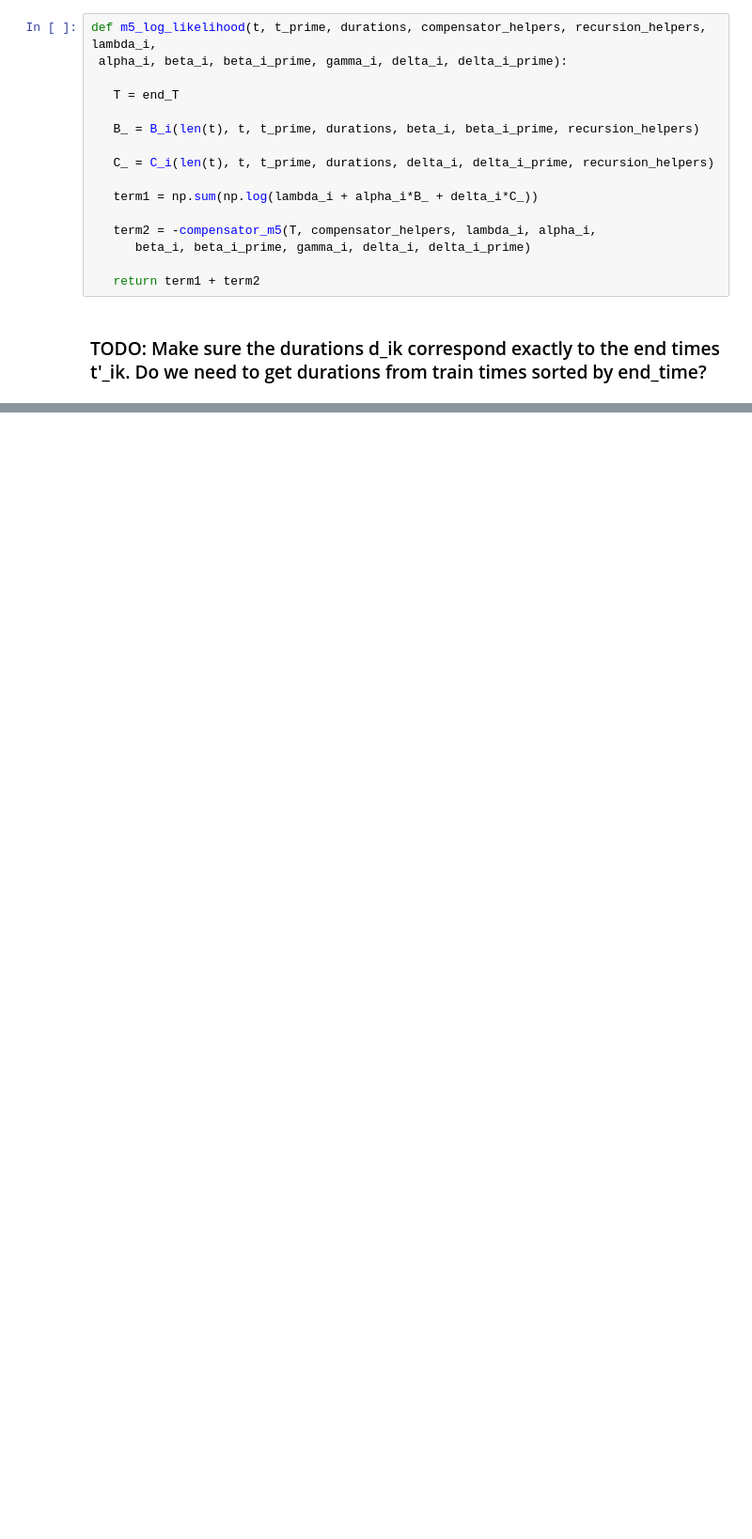
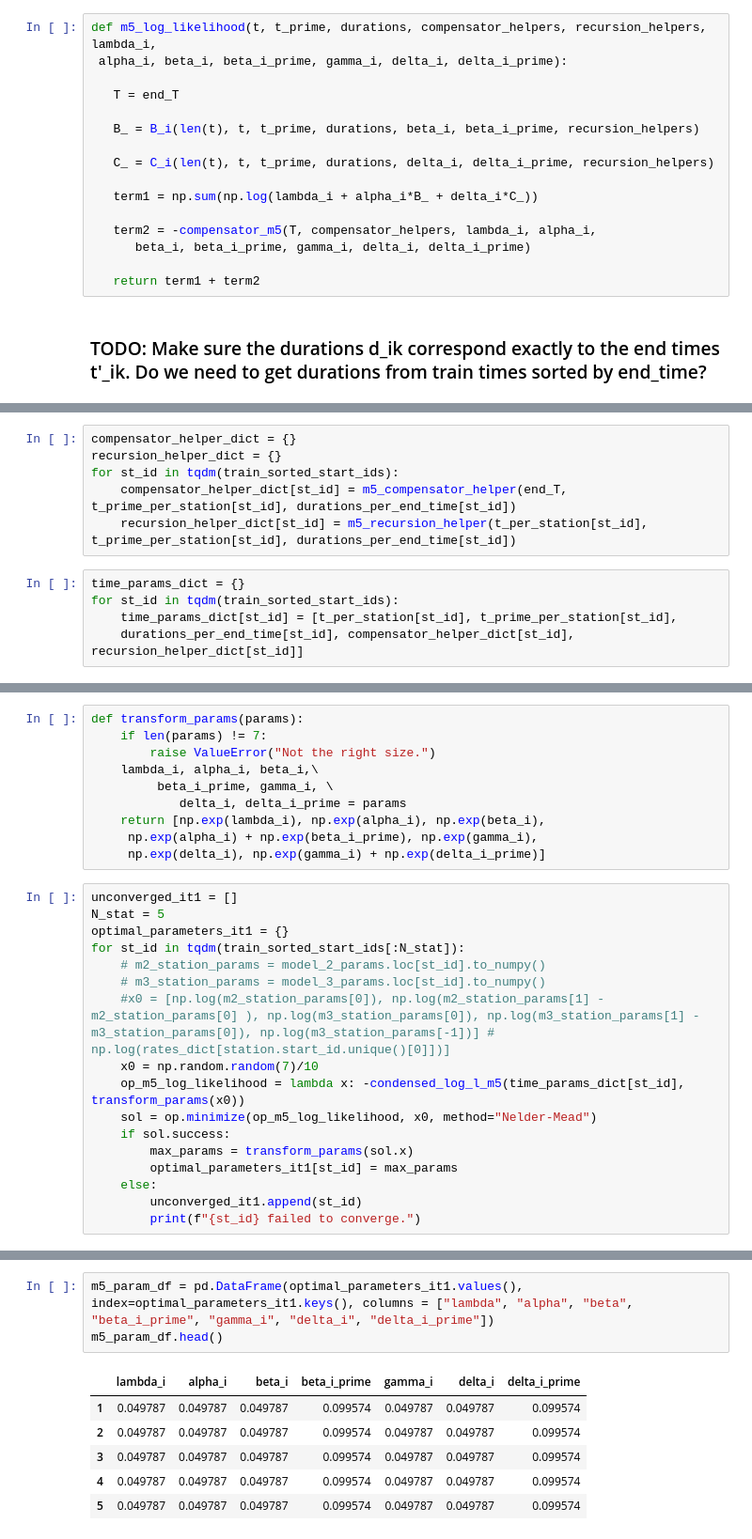
Before and after one commit to carlosaccp/Santander-SE-ME, a Jupyter notebook: code/fit_m5_final.ipynb, the cells around one changed output, grey strips where cells are left out. Shown: that part at 94% size. Cells and saved outputs as stored; diff of their text form; blank space fills up the shorter version.

```diff
--- a/code/fit_m5_final.ipynb
+++ b/code/fit_m5_final.ipynb
@@ -161,0 +170,11 @@ print(m5_log_likelihood(t, t_prime, durations,
+# %%
+compensator_helper_dict = {}
+recursion_helper_dict = {}
+for st_id in tqdm(train_sorted_start_ids):
+    compensator_helper_dict[st_id] = m5_compensator_helper(end_T, t_prime_per_station[st_id], durations_per_end_time[st_id])
+    recursion_helper_dict[st_id] = m5_recursion_helper(t_per_station[st_id], t_prime_per_station[st_id], durations_per_end_time[st_id])
+# %%
+time_params_dict = {}
+for st_id in tqdm(train_sorted_start_ids):
+    time_params_dict[st_id] = [t_per_station[st_id], t_prime_per_station[st_id],
+    durations_per_end_time[st_id], compensator_helper_dict[st_id], recursion_helper_dict[st_id]]
@@ -161,0 +185,27 @@ print(m5_log_likelihood(t, t_prime, durations,
+# %%
+def transform_params(params):
+    if len(params) != 7:
+        raise ValueError("Not the right size.")
+    lambda_i, alpha_i, beta_i,\
+         beta_i_prime, gamma_i, \
+            delta_i, delta_i_prime = params
+    return [np.exp(lambda_i), np.exp(alpha_i), np.exp(beta_i),
+     np.exp(alpha_i) + np.exp(beta_i_prime), np.exp(gamma_i),
+     np.exp(delta_i), np.exp(gamma_i) + np.exp(delta_i_prime)]
+# %%
+unconverged_it1 = []
+N_stat = 5
+optimal_parameters_it1 = {}
+for st_id in tqdm(train_sorted_start_ids[:N_stat]):
+    # m2_station_params = model_2_params.loc[st_id].to_numpy()
+    # m3_station_params = model_3_params.loc[st_id].to_numpy()
+    #x0 = [np.log(m2_station_params[0]), np.log(m2_station_params[1] -m2_station_params[0] ), np.log(m3_station_params[0]), np.log(m3_station_params[1] - m3_station_params[0]), np.log(m3_station_params[-1])] # np.log(rates_dict[station.start_id.unique()[0]])]
+    x0 = np.random.random(7)/10
+    op_m5_log_likelihood = lambda x: -condensed_log_l_m5(time_params_dict[st_id], transform_params(x0))
+    sol = op.minimize(op_m5_log_likelihood, x0, method="Nelder-Mead")
+    if sol.success:
+        max_params = transform_params(sol.x)
+        optimal_parameters_it1[st_id] = max_params
+    else:
+        unconverged_it1.append(st_id)
+        print(f"{st_id} failed to converge.")
@@ -161,0 +232,10 @@ print(m5_log_likelihood(t, t_prime, durations,
+# %%
+m5_param_df = pd.DataFrame(optimal_parameters_it1.values(), index=optimal_parameters_it1.keys(), columns = ["lambda", "alpha", "beta", "beta_i_prime", "gamma_i", "delta_i", "delta_i_prime"])
+m5_param_df.head()
+# %% [output]
+|  | lambda_i | alpha_i | beta_i | beta_i_prime | gamma_i | delta_i | delta_i_prime |
+| 1 | 0.049787 | 0.049787 | 0.049787 | 0.099574 | 0.049787 | 0.049787 | 0.099574 |
+| 2 | 0.049787 | 0.049787 | 0.049787 | 0.099574 | 0.049787 | 0.049787 | 0.099574 |
+| 3 | 0.049787 | 0.049787 | 0.049787 | 0.099574 | 0.049787 | 0.049787 | 0.099574 |
+| 4 | 0.049787 | 0.049787 | 0.049787 | 0.099574 | 0.049787 | 0.049787 | 0.099574 |
+| 5 | 0.049787 | 0.049787 | 0.049787 | 0.099574 | 0.049787 | 0.049787 | 0.099574 |
```
Also changed, not shown: parts of 8 cells of this notebook, 6 other files.
